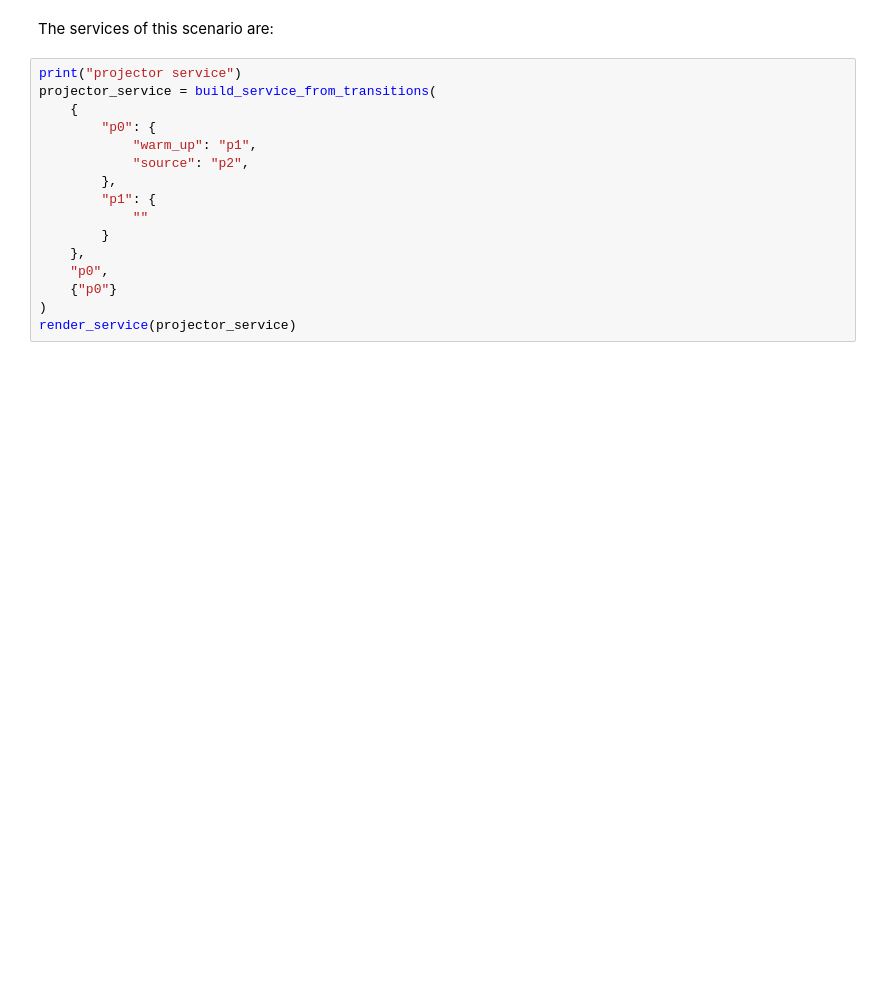
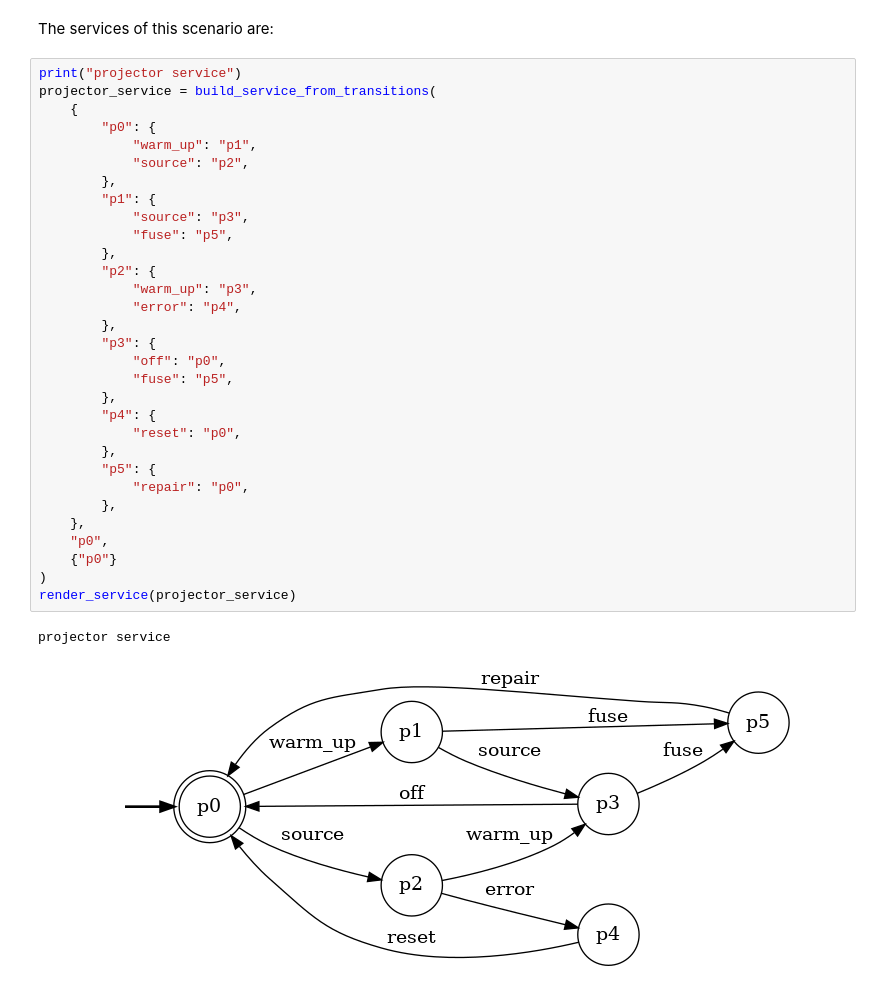
Before and after one commit to luusi/stochastic-service-composition, a Jupyter notebook: docs/notebooks/04-use-cases.ipynb, the cells around one changed output. Saved outputs shown, nothing was run; the diff lists cells and outputs as text; blank space fills up the shorter version.

```diff
--- a/docs/notebooks/04-use-cases.ipynb
+++ b/docs/notebooks/04-use-cases.ipynb
@@ -574,16 +574,34 @@ The services of this scenario are:
 # %%
 print("projector service")
 projector_service = build_service_from_transitions(
     {
         "p0": {
             "warm_up": "p1",
             "source": "p2",
         },
         "p1": {
-            ""
-        }
+            "source": "p3",
+            "fuse": "p5",
+        },
+        "p2": {
+            "warm_up": "p3",
+            "error": "p4",
+        },
+        "p3": {
+            "off": "p0",
+            "fuse": "p5",
+        },
+        "p4": {
+            "reset": "p0",
+        },
+        "p5": {
+            "repair": "p0",
+        },
     },
     "p0",
     {"p0"}
 )
 render_service(projector_service)
+# %% [output]
+projector service
+[figure, added]
```
Also changed, not shown: parts of 4 cells of this notebook.
